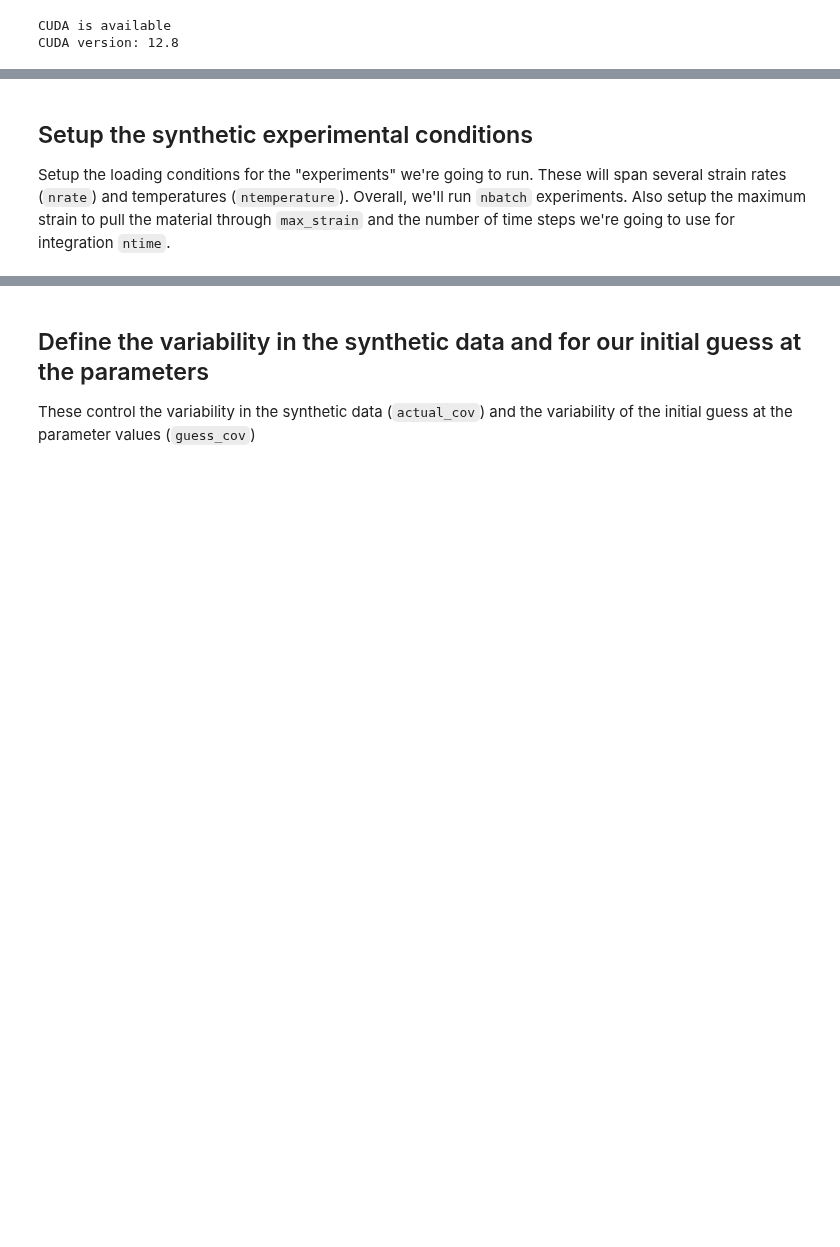
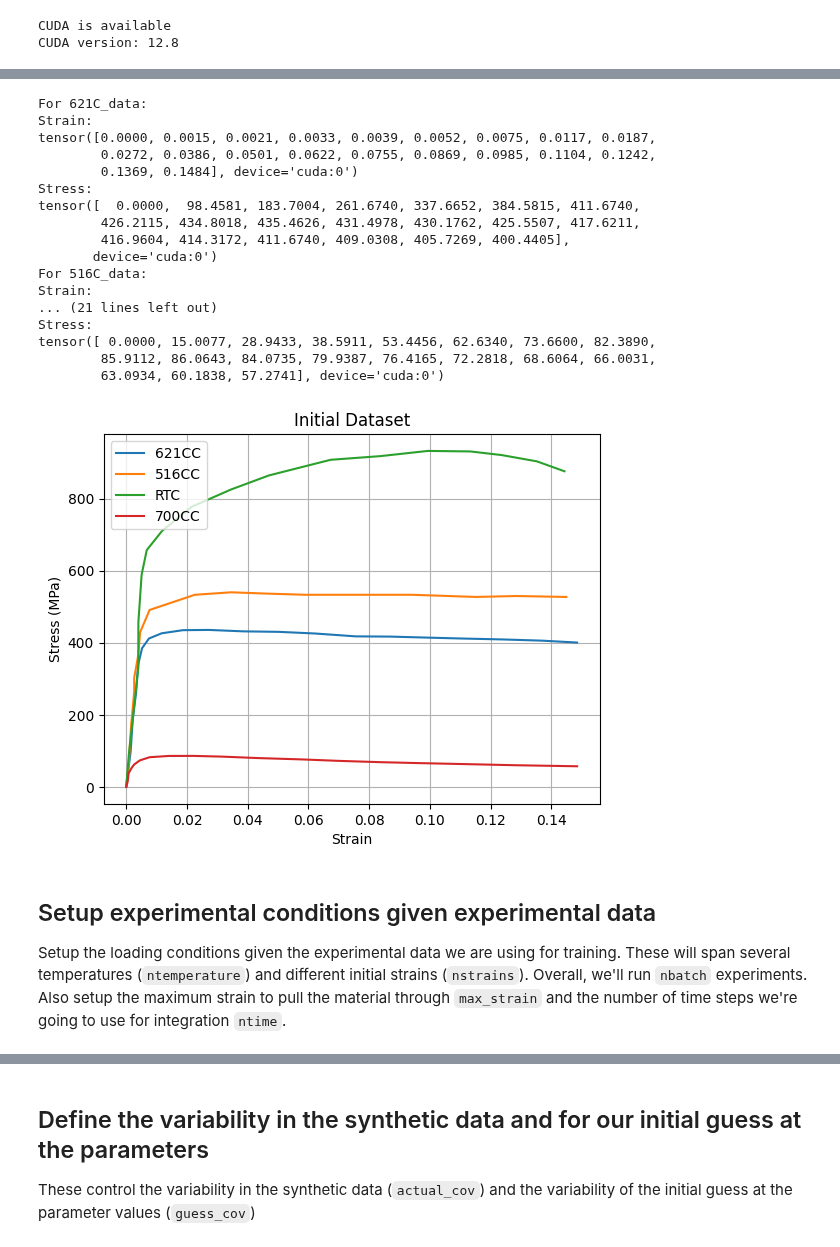
Before and after one commit to ColinMG2/neml2, a Jupyter notebook: cmg_projects/deterministic.ipynb, the cells around one changed output, grey strips where cells are left out. Drawn from its saved outputs; the diff is of its cells as text; code cells hidden in the pictures; blank space fills up the shorter version.

```diff
--- a/cmg_projects/deterministic.ipynb
+++ b/cmg_projects/deterministic.ipynb
@@ -44,5 +49,73 @@ CUDA version: 12.8
+# %%
+# Load experimental data
+path = '/home/colinmoose/neml2/cmg_projects/tensile_data'
+data_frames = {}
+for filename in os.listdir(path):
+    if filename.endswith(".csv"):
+        file_path = os.path.join(path, filename)
+        df = pd.read_csv(file_path)
+        if '621C' in filename:
+            temp_label = '621C'
+        elif '700C' in filename:
+            temp_label = '700C'
+        elif 'RT' in filename:
+            temp_label = 'RT'
+        elif '516C' in filename:
+            temp_label = '516C'
+        else:
+            temp_label = 'unknown'
+
+        new_df = df.rename(columns={'x':f'{temp_label}_strain', 'y':f'{temp_label}_stress'})
+        data_frames[temp_label] = new_df
+
+strain_data = {}
+stress_data = {}
+
+for temp_label, df in data_frames.items():
+    strain_col = f'{temp_label}_strain'
+    stress_col = f'{temp_label}_stress'
+    strain = torch.tensor(df[strain_col].values, device=device)
+    stress = torch.tensor(df[stress_col].values, device=device)
+    max_stress_idx = torch.argmax(stress).item()
+    # strain = strain[:max_stress_idx + 1]
+    # stress = stress[:max_stress_idx + 1]
+    strain = strain[:] - strain[0]
+    stress = stress[:] - stress[0]
+    strain_data[temp_label] = strain
+    stress_data[temp_label] = stress
+    print(f"For {temp_label}_data:\nStrain:\n{strain_data[temp_label]}\nStress:\n{stress_data[temp_label]}")
+
+# Plot initial dataset
+plt.figure()
+for temp_label in strain_data:
+    plt.plot(strain_data[temp_label].cpu().numpy(), stress_data[temp_label].cpu().numpy(), label=f"{temp_label}C")
+plt.xlabel('Strain')
+plt.ylabel('Stress (MPa)')
+plt.title('Initial Dataset')
+plt.grid()
+plt.legend()
+plt.show()
+# %% [output]
+For 621C_data:
+Strain:
+tensor([0.0000, 0.0015, 0.0021, 0.0033, 0.0039, 0.0052, 0.0075, 0.0117, 0.0187,
+        0.0272, 0.0386, 0.0501, 0.0622, 0.0755, 0.0869, 0.0985, 0.1104, 0.1242,
+        0.1369, 0.1484], device='cuda:0')
+Stress:
+tensor([  0.0000,  98.4581, 183.7004, 261.6740, 337.6652, 384.5815, 411.6740,
+        426.2115, 434.8018, 435.4626, 431.4978, 430.1762, 425.5507, 417.6211,
+        416.9604, 414.3172, 411.6740, 409.0308, 405.7269, 400.4405],
+       device='cuda:0')
+For 516C_data:
+Strain:
+... (21 lines left out)
+Stress:
+tensor([ 0.0000, 15.0077, 28.9433, 38.5911, 53.4456, 62.6340, 73.6600, 82.3890,
+        85.9112, 86.0643, 84.0735, 79.9387, 76.4165, 72.2818, 68.6064, 66.0031,
+        63.0934, 60.1838, 57.2741], device='cuda:0')
+[figure, added]
 # %% [markdown]
-## Setup the synthetic experimental conditions
+## Setup experimental conditions given experimental data
 
-Setup the loading conditions for the "experiments" we're going to run.  These will span several strain rates (`nrate`) and temperatures (`ntemperature`).  Overall, we'll run `nbatch` experiments.  Also setup the maximum strain to pull the material through `max_strain` and the number of time steps we're going to use for integration `ntime`.
+Setup the loading conditions given the experimental data we are using for training.  These will span several temperatures (`ntemperature`) and different initial strains (`nstrains`).  Overall, we'll run `nbatch` experiments.  Also setup the maximum strain to pull the material through `max_strain` and the number of time steps we're going to use for integration `ntime`.
 # %%
```
Also changed, not shown: parts of 9 cells of this notebook, 17 other files.
